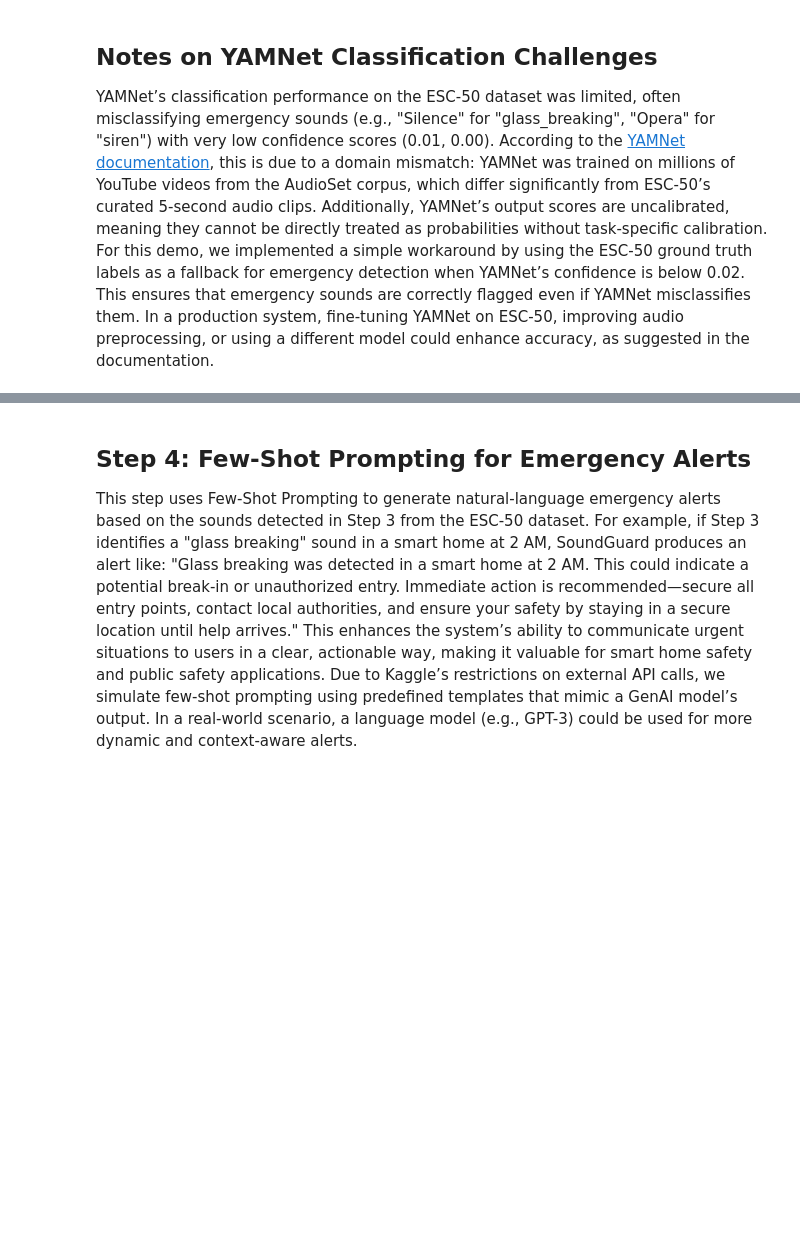
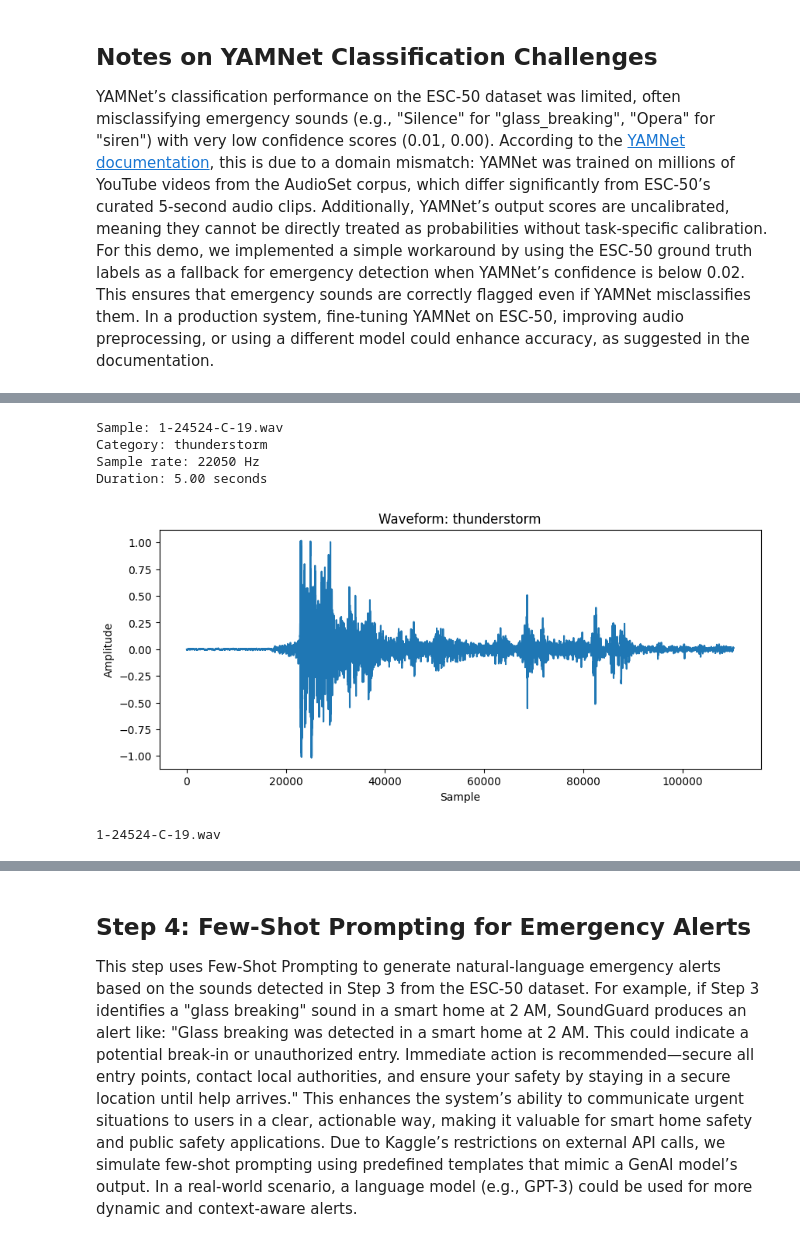
Before and after one commit to ashleysally00/soundguard-genai-agent, a Jupyter notebook: notebooks/ soundguard.ipynb, the cells around one changed output, grey strips where cells are left out. Saved outputs shown, nothing was run; the diff lists cells and outputs as text; code cells hidden in the pictures; blank space fills up the shorter version.

Commit message:
Kaggle Notebook | SoundGuard: GenAI for Emergency Audio Alerts | Version 14

```diff
--- a/notebooks/ soundguard.ipynb
+++ b/notebooks/ soundguard.ipynb
@@ -311,3 +407,28 @@ Ground Truth: siren
 Emergency: Yes
 [figure]
 Audio Understanding step complete!
+# %%
+# Classifying sample audio files
+print("Classifying sample audio files (selecting emergency sounds)...")
+for index, row in df.head(3).iterrows():  # Ensure we're using the first 3 rows for testing
+    file_path = row['file_path']
+    print(f"Processing file: {row['filename']}, Ground Truth: {row['category']}")
+    try:
+        audio, sr = librosa.load(file_path, sr=16000)
+        scores, embeddings, spectrogram = yamnet_model(audio)
+        print(f"Scores shape: {scores.shape}")
+        print(f"Predictions shape: {scores.shape}")
+        top_indices = np.argsort(scores.mean(axis=0))[-5:][::-1]  # Top 5 predictions
+        print("Top 5 predictions:")
+        for idx in top_indices:
+            print(f"  {yamnet_classes[idx]}: {scores.mean(axis=0)[idx]:.2f}")
+        top_confidence = scores.mean(axis=0)[top_indices[0]]
+        if top_confidence < 0.1:  # Adjust threshold as needed
+            print(f"Low confidence ({top_confidence:.2f}) - Falling back to ground truth for emergency detection.")
+        predicted_class = yamnet_classes[top_indices[0]]
+        print(f"Sample {index + 1}:")
+        print(f"Predicted: {predicted_class} (Confidence: {top_confidence:.2f})")
+        print(f"Ground Truth: {row['category']}")
+        print(f"Emergency: {'Yes' if row['category'] in ['siren', 'crying_baby', 'coughing', 'screaming'] else 'No'}\n")
+    except Exception as e:
+        print(f"Error processing {file_path}: {str(e)}")
@@ -317,0 +777,28 @@ YAMNet’s classification performance on the ESC-50 dataset was limited, often m
+# %%
+# Waveform Cell
+import librosa
+import matplotlib.pyplot as plt
+
+sample_path = '/kaggle/input/esc50-audio-dataset/ESC-50-master/ESC-50-master/audio/' + smaller_emergency_df['filename'].iloc[0]
+audio, sr = librosa.load(sample_path)
+duration = len(audio) / sr
+print(f"Sample: {smaller_emergency_df['filename'].iloc[0]}")
+print(f"Category: {smaller_emergency_df['category'].iloc[0]}")
+print(f"Sample rate: {sr} Hz")
+print(f"Duration: {duration:.2f} seconds")
+plt.figure(figsize=(10, 4))
+plt.plot(audio)
+plt.title(f"Waveform: {smaller_emergency_df['category'].iloc[0]}")
+plt.xlabel("Sample")
+plt.ylabel("Amplitude")
+plt.show()
+# %% [output]
+Sample: 1-24524-C-19.wav
+Category: thunderstorm
+Sample rate: 22050 Hz
+Duration: 5.00 seconds
+[figure, added]
+# %%
+print(smaller_emergency_df['filename'].iloc[0])
+# %% [output]
+1-24524-C-19.wav
```
Also changed, not shown: parts of 22 cells of this notebook.
